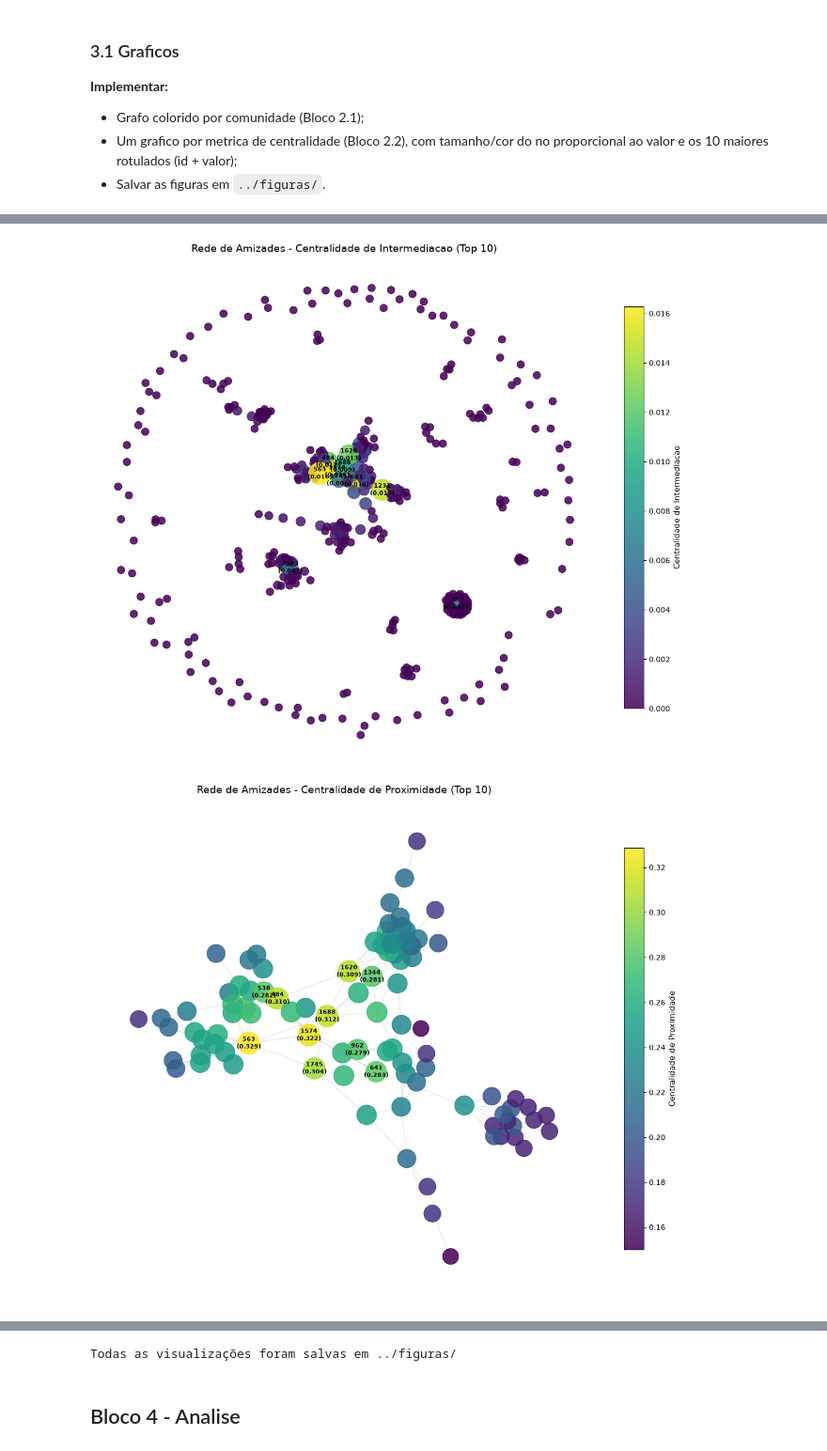
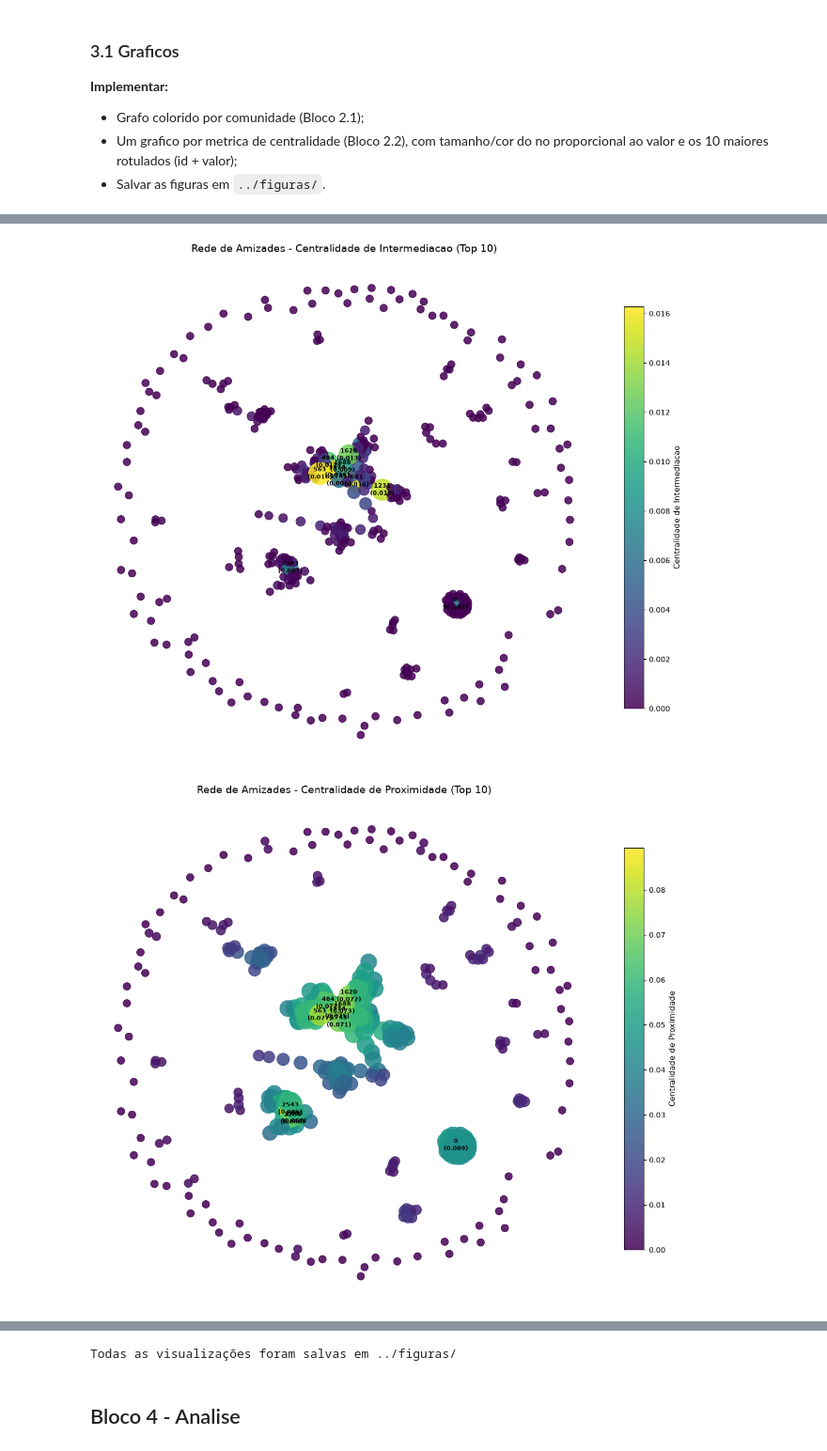
Before and after one commit to skyehie/TAG-2026-2, a Jupyter notebook: notebook/analise_rede_social.ipynb, the cells around one changed output, grey strips where cells are left out. Shown at 94% size. Saved outputs shown, nothing was run; the diff lists cells and outputs as text; code cells hidden in the pictures.

Commit message:
corrigindo calculo da centralidade de proximidade

```diff
--- a/notebook/analise_rede_social.ipynb
+++ b/notebook/analise_rede_social.ipynb
@@ -136,13 +160,13 @@ maior componente conexo e justificar a escolha.
 
 **Reportar:** top 10 nos por metrica.
 # %%
-# proximidade e autovetor exigem grafo conexo
-# por isso usa so o maior componente, nao o subgrafo inteiro
+# o autovetor exige grafo conexo
+# por isso ele usa apenas o maior componente
 maior_componente = G.subgraph(componentes[0]).copy()
 
 grau = nx.degree_centrality(G)
 intermediacao = nx.betweenness_centrality(G)
-proximidade = nx.closeness_centrality(maior_componente)
+proximidade = nx.closeness_centrality(G)
 autovetor = nx.eigenvector_centrality_numpy(maior_componente)
 
 def top10(metrica):
@@ -224,7 +248,7 @@ plt.show()
 metricas = [
     ("Grau", grau, G),
     ("Intermediacao", intermediacao, G),
-    ("Proximidade", proximidade, maior_componente),
+    ("Proximidade", proximidade, G),
     ("Autovetor", autovetor, maior_componente),
 ]
 
@@ -283,9 +308,9 @@ print("Todas as visualizações foram salvas em ../figuras/")
 [figure]
 [figure]
 [figure]
-[figure, old version]
+[figure, new version]
 [figure]
-Todas as visualizações foram salvas em ../figuras/
+Todas as visualizações foram salvas em ../figuras/
 # %% [markdown]
 ## Bloco 4 - Analise
 # %% [markdown]
```
Also changed, not shown: parts of 3 cells of this notebook.
